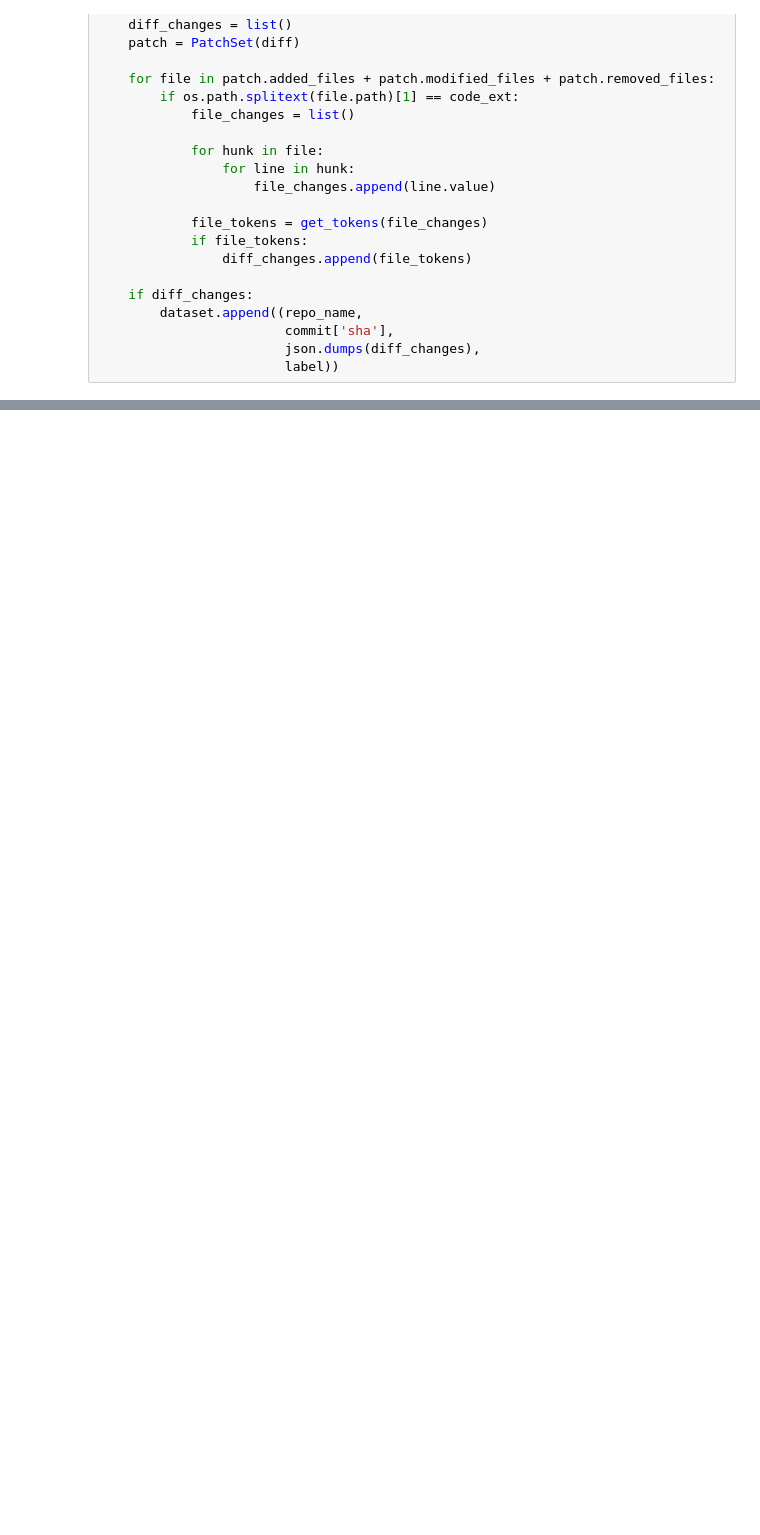
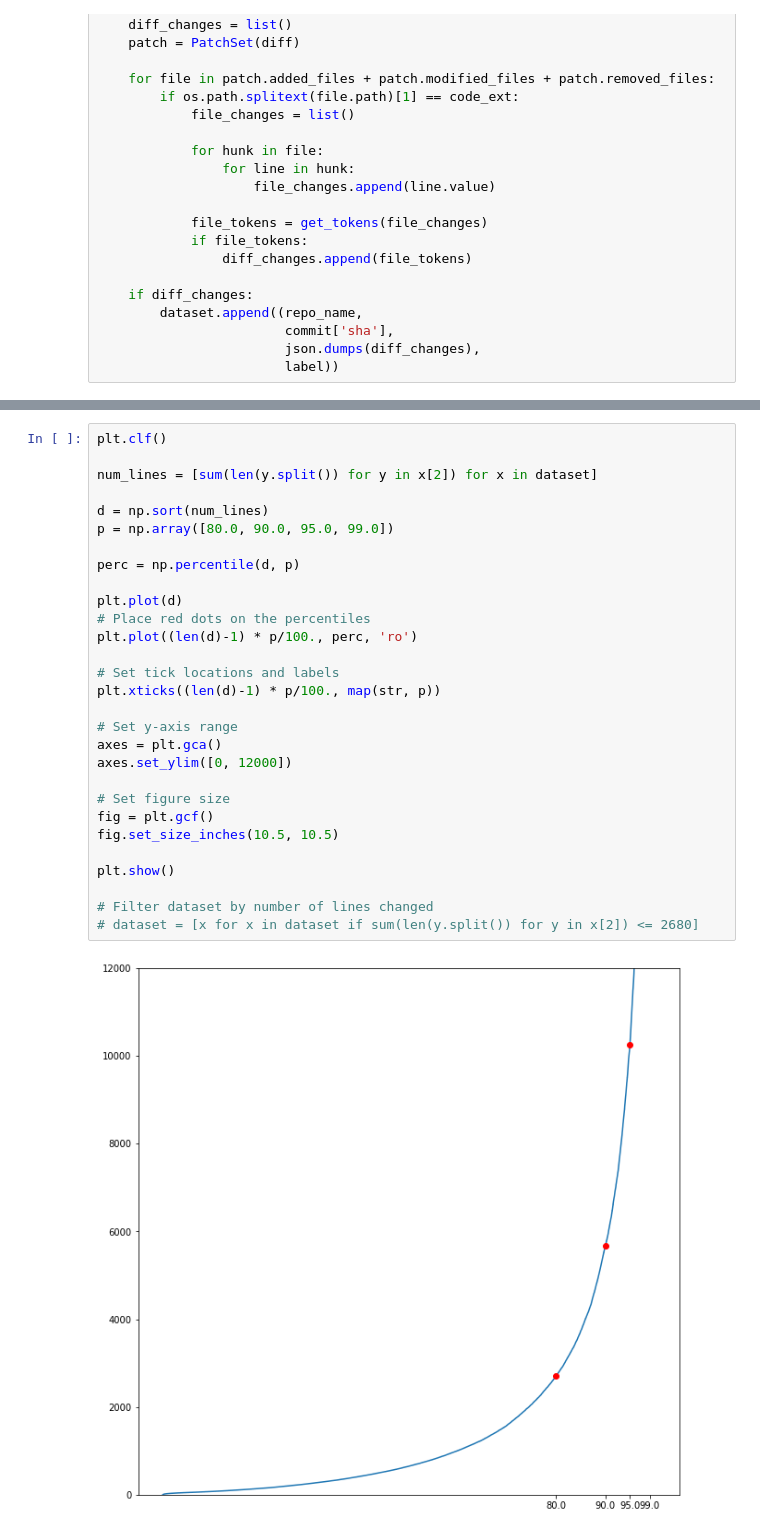
Before and after one commit to achyudh/griphook, a Jupyter notebook: scripts/apache_dataset.ipynb, the cells around one changed output, grey strips where cells are left out. Cells and saved outputs as stored; diff of their text form; blank space fills up the shorter version.

```diff
--- a/scripts/apache_dataset.ipynb
+++ b/scripts/apache_dataset.ipynb
@@ -163,0 +200,31 @@ Train, dev and test split sizes: 18497 3952 3962
+# %%
+plt.clf()
+
+num_lines = [sum(len(y.split()) for y in x[2]) for x in dataset]
+
+d = np.sort(num_lines)
+p = np.array([80.0, 90.0, 95.0, 99.0])
+
+perc = np.percentile(d, p)
+
+plt.plot(d)
+# Place red dots on the percentiles
+plt.plot((len(d)-1) * p/100., perc, 'ro')
+
+# Set tick locations and labels
+plt.xticks((len(d)-1) * p/100., map(str, p))
+
+# Set y-axis range
+axes = plt.gca()
+axes.set_ylim([0, 12000])
+
+# Set figure size
+fig = plt.gcf()
+fig.set_size_inches(10.5, 10.5)
+
+plt.show()
+
+# Filter dataset by number of lines changed
+# dataset = [x for x in dataset if sum(len(y.split()) for y in x[2]) <= 2680]
+# %% [output]
+[figure, added]
```
Also changed, not shown: parts of 8 cells of this notebook.
